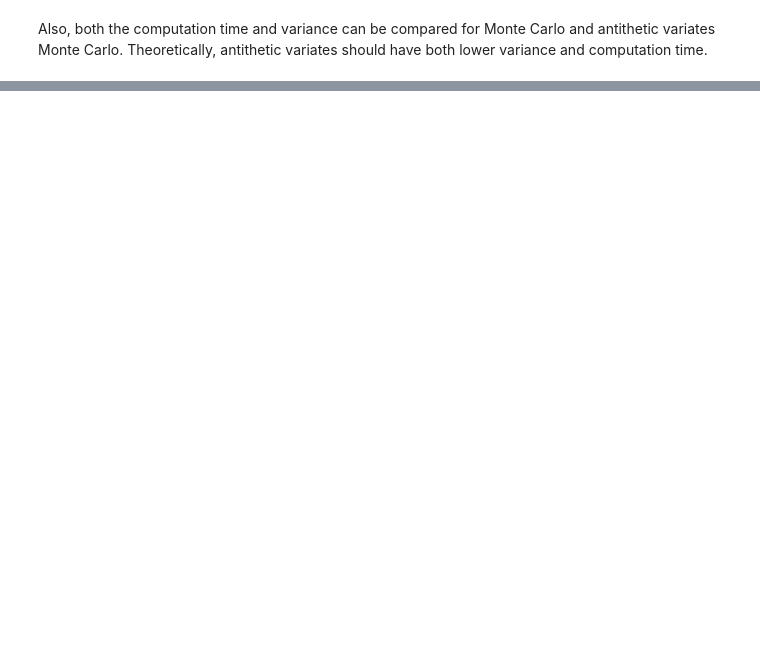
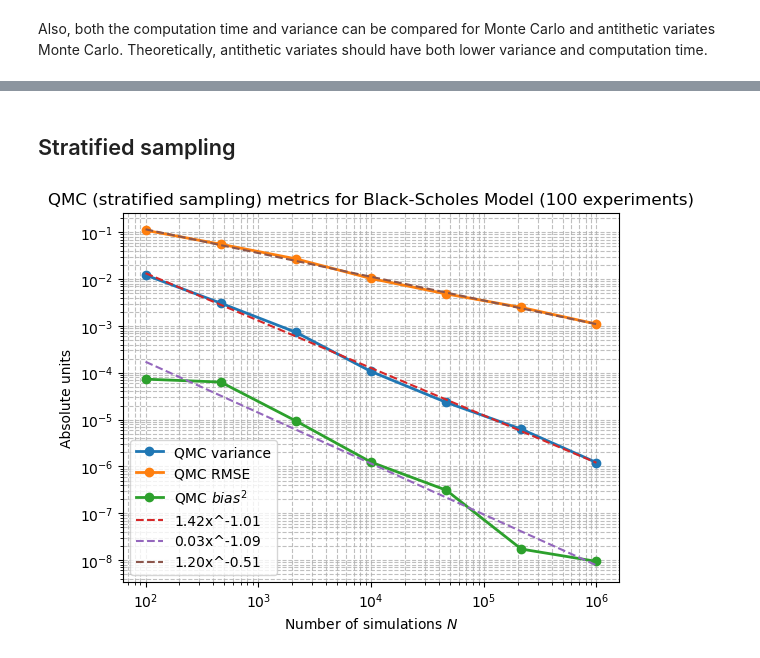
Before and after one commit to Pablo-RTZ/QMC_option_pricing, a Jupyter notebook: Examples/QMC_Convergence.ipynb, the cells around one changed output, grey strips where cells are left out. Cells and saved outputs as stored; diff of their text form; code cells hidden in the pictures; blank space fills up the shorter version.

```diff
--- a/Examples/QMC_Convergence.ipynb
+++ b/Examples/QMC_Convergence.ipynb
@@ -36,5 +36,6 @@ sigma = 0.20  # 20% volatility
 maxiter = 7
 exp = 100
 confidence = 0.95
+bins = 100
 
 CF_price = european_call_cf(S0,K,T,r,sigma) # Exact value
@@ -194,0 +198,38 @@ Variance reduction factor: 2.14
+# %% [markdown]
+## Stratified sampling
+# %%
+QMC_bias = np.zeros(maxiter)
+QMC_variance = np.zeros(maxiter)
+QMC_RMSE = np.zeros(maxiter)
+N = np.logspace(2, maxiter-1, maxiter, dtype=int)
+
+for i, n in enumerate(N):
+    price = european_call_ss(S0, K, T, r, sigma, n, bins, exp)
+    QMC_bias[i] = np.mean(price) - CF_price
+    QMC_variance[i] = np.var(price, ddof=1)
+    QMC_RMSE[i] = np.sqrt(np.mean((price - CF_price)**2))
+
+plt.loglog(N,QMC_variance,'o-',lw=2,label='QMC variance')
+plt.loglog(N,QMC_RMSE,'o-',lw=2,label='QMC RMSE')
+plt.loglog(N,QMC_bias**2,'o-',lw=2,label='QMC $bias^2$')
+
+a,C = linfit(N,QMC_variance)
+ref = C * N**a
+plt.loglog(N, ref, '--', label=f'{C:.2f}x^{a:.2f}')
+
+a,C = linfit(N,QMC_bias**2)
+ref = C * N**a
+plt.loglog(N, ref, '--', label=f'{C:.2f}x^{a:.2f}')
+
+a,C = linfit(N,QMC_RMSE)
+ref = C * N**a
+plt.loglog(N, ref, '--', label=f'{C:.2f}x^{a:.2f}')
+
+plt.grid(True, which="both", ls="--", alpha=0.8)
+plt.xlabel('Number of simulations $N$')
+plt.ylabel('Absolute units')
+plt.title(f'QMC (stratified sampling) metrics for Black-Scholes Model ({exp} experiments)')
+plt.legend()
+plt.show()
+# %% [output]
+[figure, added]
```
Also changed, not shown: parts of 14 cells of this notebook, 14 other files.
